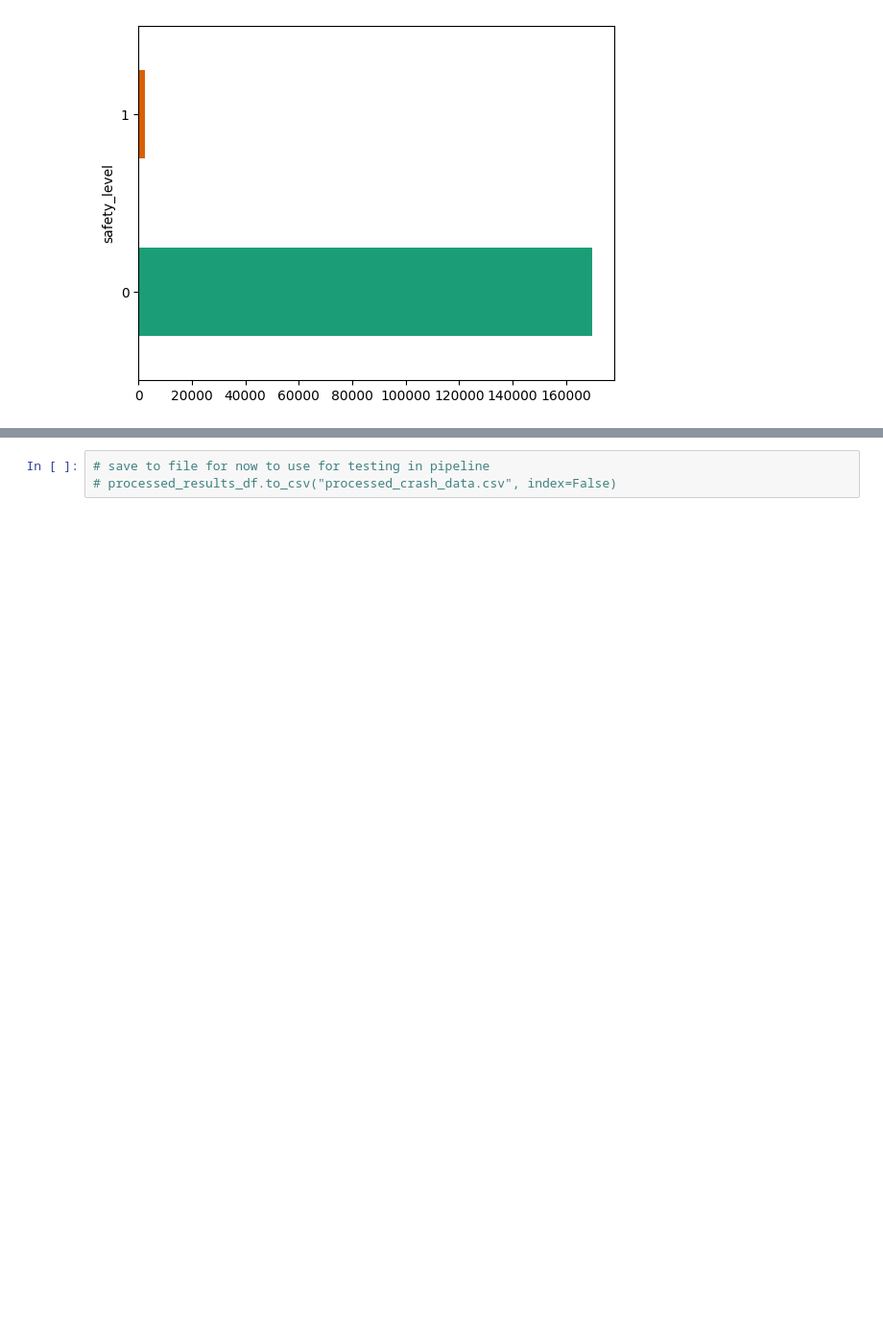
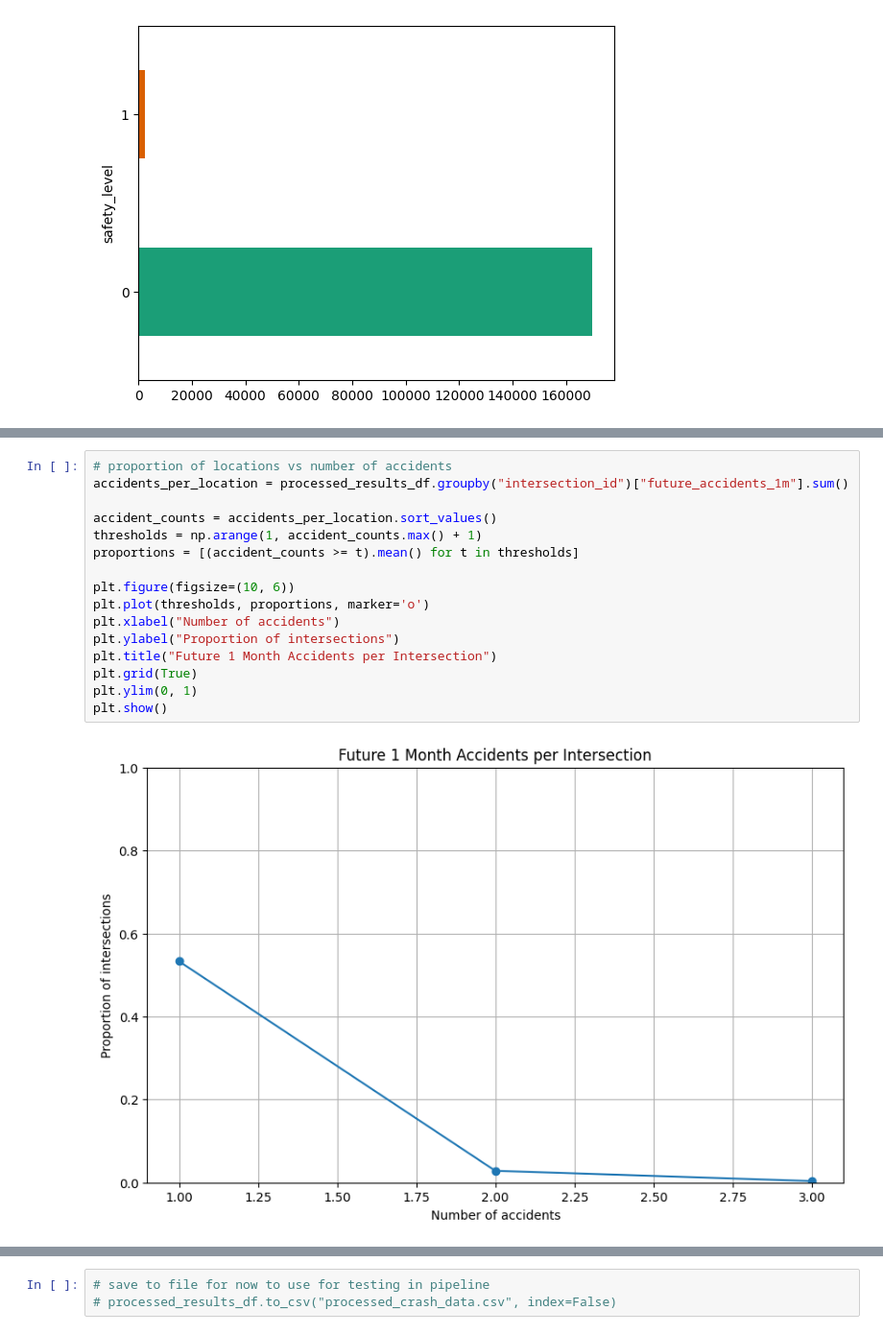
Before and after one commit to JadeAnt/NYC-Vision-Zero-MLOPS, a Jupyter notebook: ML_Model_Training_w_Dataset.ipynb, the cells around one changed output, grey strips where cells are left out. Shown at 96% size. Saved outputs shown, nothing was run; the diff lists cells and outputs as text; blank space fills up the shorter version.

```diff
--- a/ML_Model_Training_w_Dataset.ipynb
+++ b/ML_Model_Training_w_Dataset.ipynb
@@ -814,0 +863,18 @@ processed_results_df.groupby('safety_level').size().plot(kind='barh', color=sns.
+# %%
+# proportion of locations vs number of accidents
+accidents_per_location = processed_results_df.groupby("intersection_id")["future_accidents_1m"].sum()
+
+accident_counts = accidents_per_location.sort_values()
+thresholds = np.arange(1, accident_counts.max() + 1)
+proportions = [(accident_counts >= t).mean() for t in thresholds]
+
+plt.figure(figsize=(10, 6))
+plt.plot(thresholds, proportions, marker='o')
+plt.xlabel("Number of accidents")
+plt.ylabel("Proportion of intersections")
+plt.title("Future 1 Month Accidents per Intersection")
+plt.grid(True)
+plt.ylim(0, 1)
+plt.show()
+# %% [output]
+[figure, added]
```
Also changed, not shown: parts of 37 cells of this notebook.
